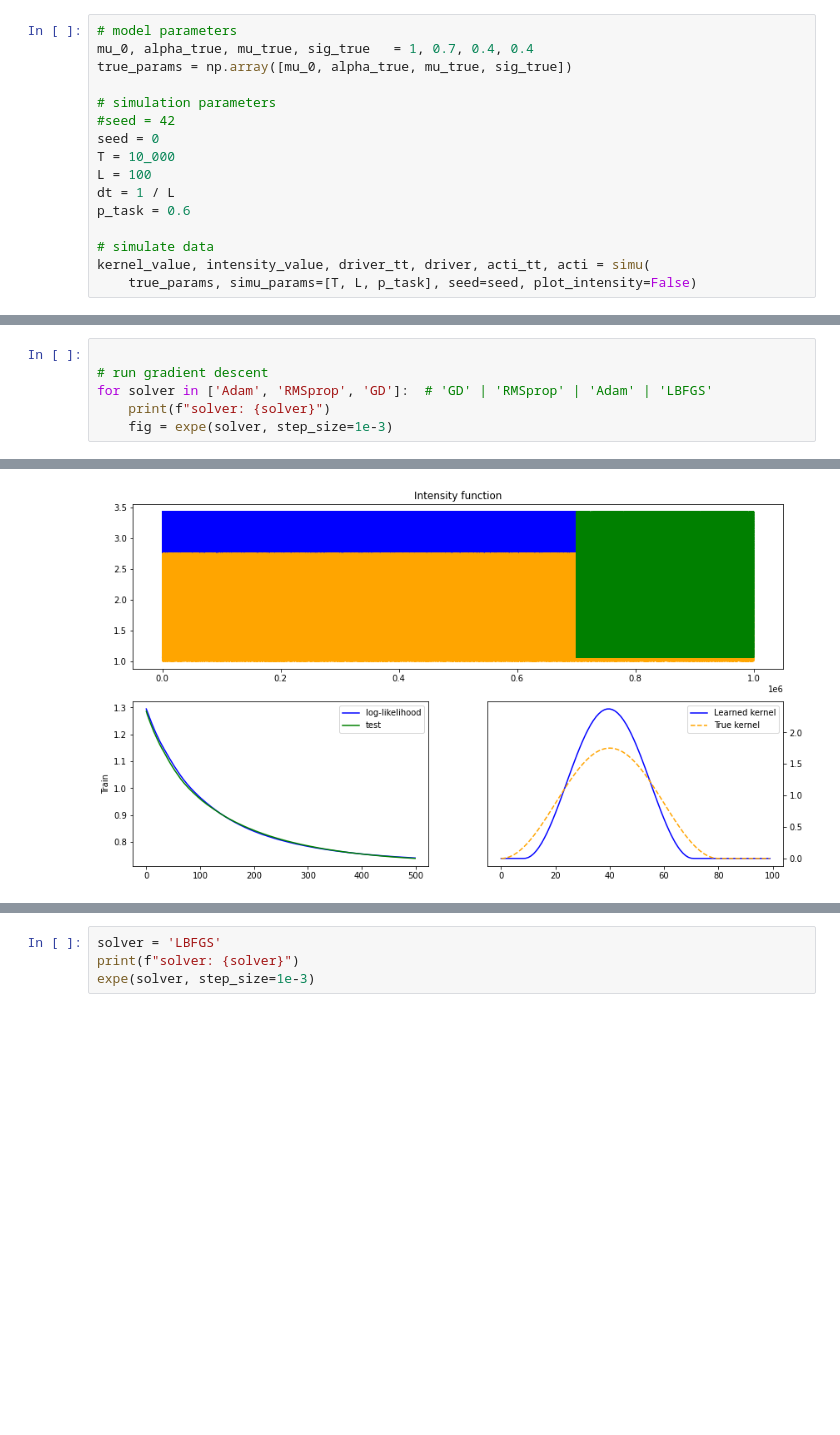
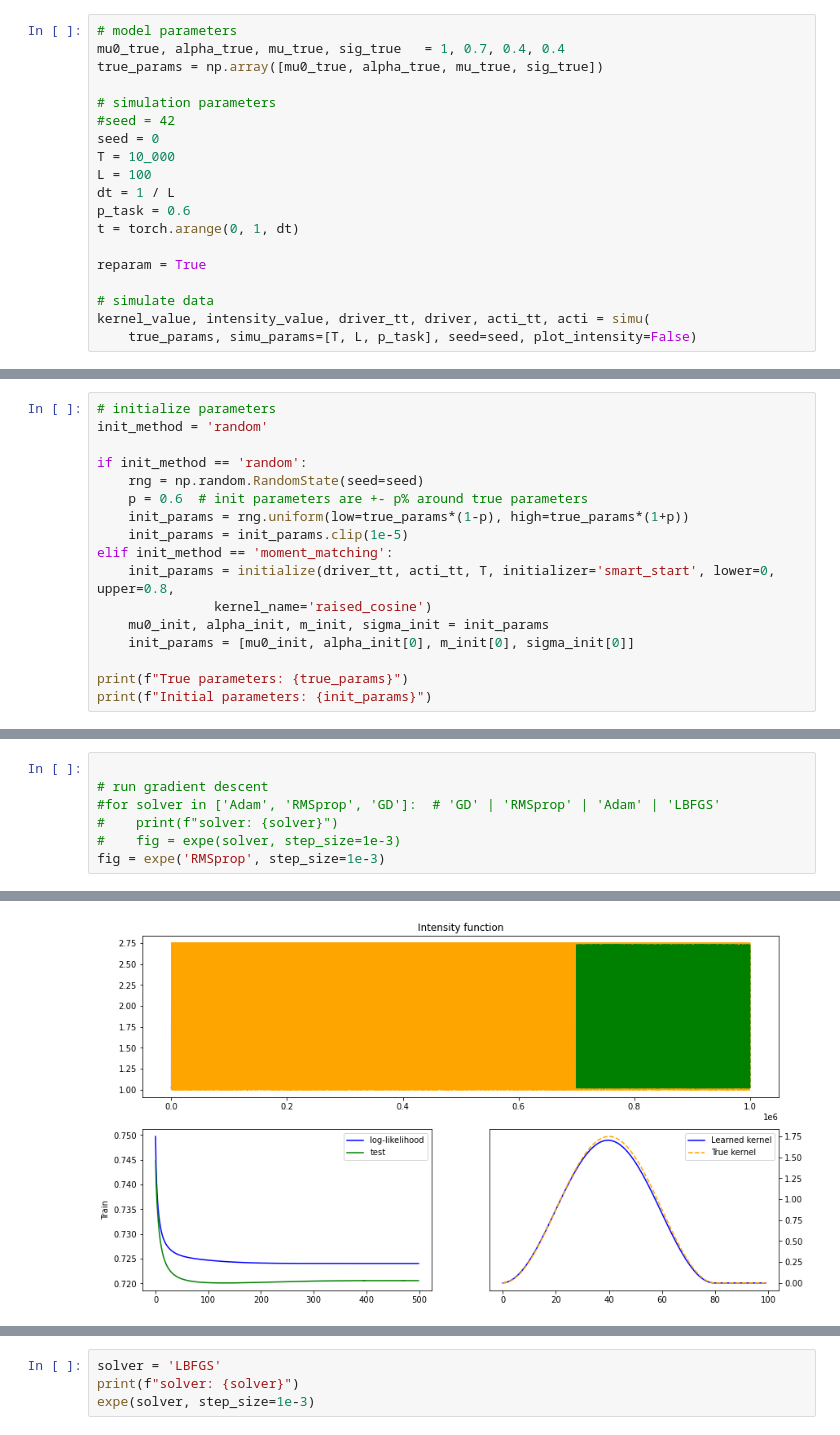
Before and after one commit to CedricAllain/benchmark_raisedcosine, a Jupyter notebook: raised_torch/demo_.ipynb, the cells around one changed output, grey strips where cells are left out. Cells and saved outputs as stored; diff of their text form; blank space fills up the shorter version.

Commit message:
change params form

```diff
--- a/raised_torch/demo_.ipynb
+++ b/raised_torch/demo_.ipynb
@@ -17,7 +11,7 @@ from simu_pp import simu
 # %%
 # model parameters
-mu_0, alpha_true, mu_true, sig_true   = 1, 0.7, 0.4, 0.4
-true_params = np.array([mu_0, alpha_true, mu_true, sig_true])
+mu0_true, alpha_true, mu_true, sig_true   = 1, 0.7, 0.4, 0.4
+true_params = np.array([mu0_true, alpha_true, mu_true, sig_true])
 
 # simulation parameters
 #seed = 42
@@ -26,6 +20,9 @@ T = 10_000
 L = 100
 dt = 1 / L
 p_task = 0.6
+t = torch.arange(0, 1, dt)
+
+reparam = True
 
 # simulate data
 kernel_value, intensity_value, driver_tt, driver, acti_tt, acti = simu(
@@ -32,0 +120,17 @@ kernel_value, intensity_value, driver_tt, driver, acti_tt, acti = simu(
+# %%
+# initialize parameters
+init_method = 'random'
+
+if init_method == 'random':
+    rng = np.random.RandomState(seed=seed)
+    p = 0.6  # init parameters are +- p% around true parameters
+    init_params = rng.uniform(low=true_params*(1-p), high=true_params*(1+p))
+    init_params = init_params.clip(1e-5)
+elif init_method == 'moment_matching':
+    init_params = initialize(driver_tt, acti_tt, T, initializer='smart_start', lower=0, upper=0.8,
+               kernel_name='raised_cosine')
+    mu0_init, alpha_init, m_init, sigma_init = init_params
+    init_params = [mu0_init, alpha_init[0], m_init[0], sigma_init[0]]
+
+print(f"True parameters: {true_params}")
+print(f"Initial parameters: {init_params}")
@@ -79,7 +176,8 @@ Initial parameters: [1.0095432315771018, 1.056238212814295, 0.3975482787573765,
 # %%
 
 # run gradient descent
-for solver in ['Adam', 'RMSprop', 'GD']:  # 'GD' | 'RMSprop' | 'Adam' | 'LBFGS'
-    print(f"solver: {solver}")
-    fig = expe(solver, step_size=1e-3)
+#for solver in ['Adam', 'RMSprop', 'GD']:  # 'GD' | 'RMSprop' | 'Adam' | 'LBFGS'
+#    print(f"solver: {solver}")
+#    fig = expe(solver, step_size=1e-3)
+fig = expe('RMSprop', step_size=1e-3)
 # %% [output]
@@ -91 +186 @@ Estimated parameters: [1.05897405 0.7383445  0.39570619 0.31121837]
-[figure, old version]
+[figure, new version]
```
Also changed, not shown: parts of 14 cells of this notebook, 4 other files.
